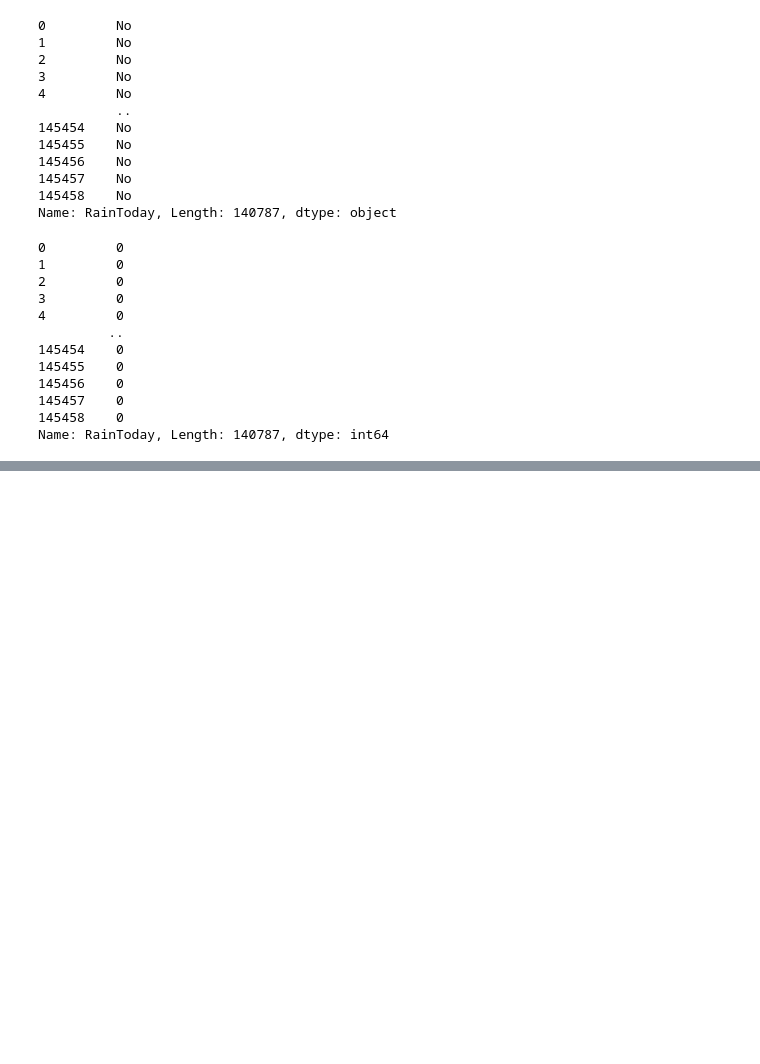
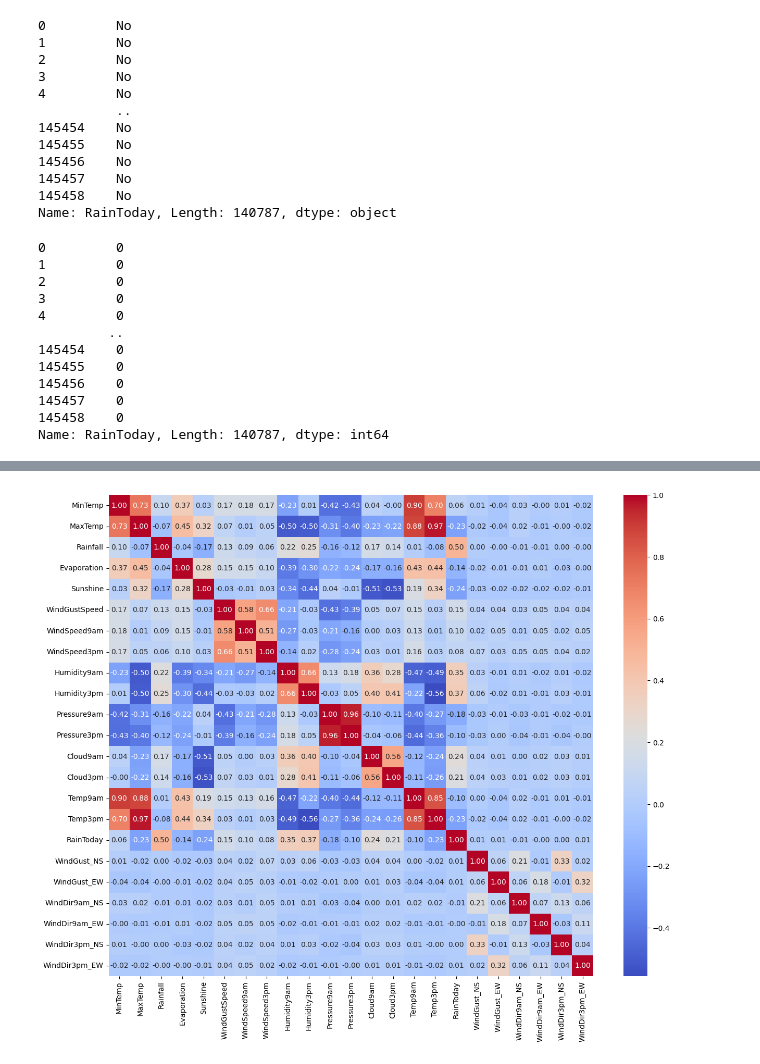
Before and after one commit to AlienVisitor/Everything-Data, a Jupyter notebook: Analysis/rain_in_australia.ipynb, the cells around one changed output, grey strips where cells are left out. Cells and saved outputs as stored; diff of their text form; code cells hidden in the pictures; blank space fills up the shorter version.

Commit message:
X, y Split

```diff
--- a/Analysis/rain_in_australia.ipynb
+++ b/Analysis/rain_in_australia.ipynb
@@ -260,3 +258,18 @@ df_median['RainToday']
 145457    0
 145458    0
 Name: RainToday, Length: 140787, dtype: int64
+# %%
+# X, y split
+X = df_median.drop(columns=['RainTomorrow'], axis='columns')
+y = df_median['RainTomorrow']
+# %%
+X.drop(
+    columns=[
+        'Date',
+        'Location',
+        'WindGustDir',
+        'WindDir9am',
+        'WindDir3pm'
+    ],
+    inplace=True
+)
@@ -262,0 +291,8 @@ Name: RainToday, Length: 140787, dtype: int64
+# %%
+# New Correlation Matrix
+corr_matrix = X.corr(numeric_only=True)
+plt.figure(figsize=(15, 12))
+sns.heatmap(corr_matrix, annot=True, cmap='coolwarm', fmt=".2f")
+plt.show()
+# %% [output]
+[figure, added]
```
Also changed, not shown: parts of 3 cells of this notebook.
